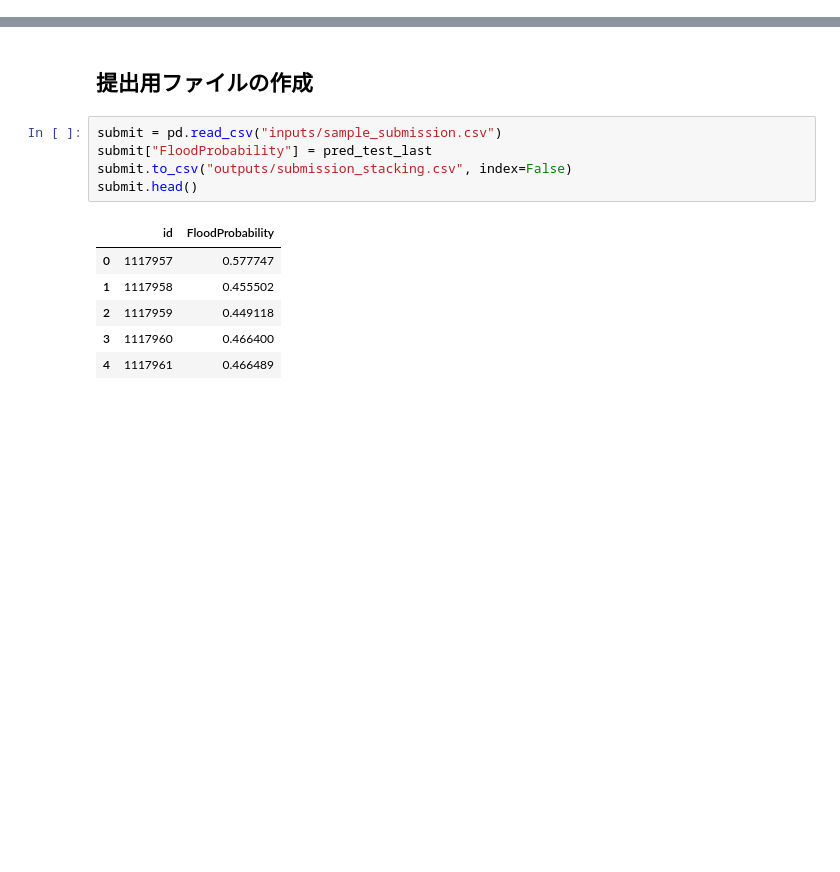
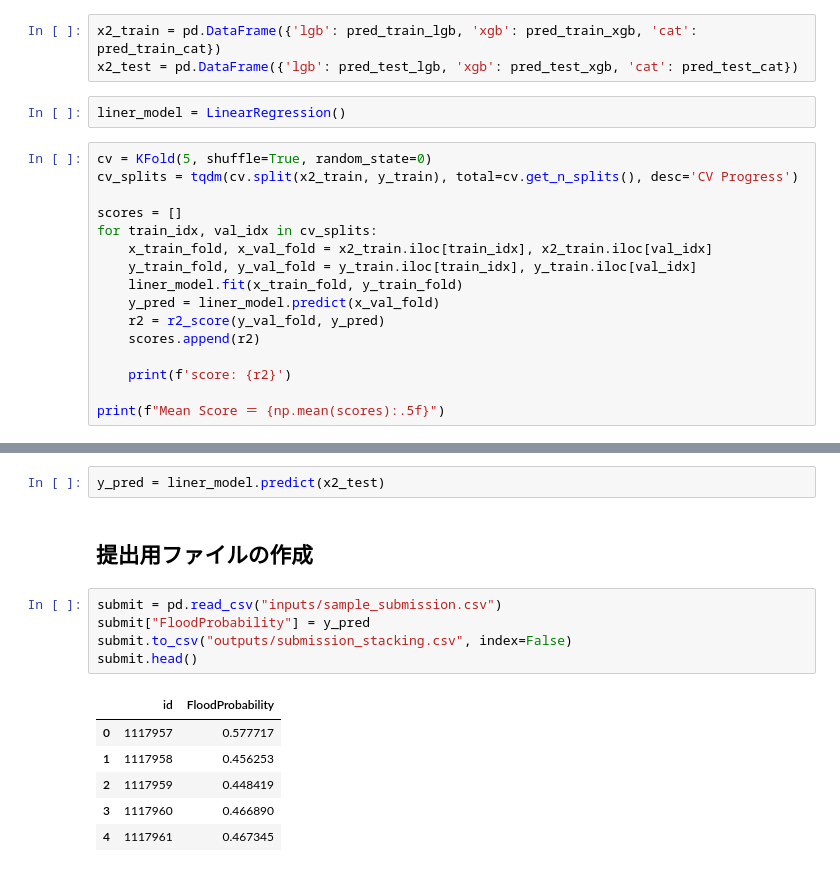
Before and after one commit to rabbit-313/kaggle, a Jupyter notebook: FloodPrediction/flood-prediction_stacking.ipynb, the cells around one changed output, grey strips where cells are left out. Cells and saved outputs as stored; diff of their text form; blank space fills up the shorter version.

```diff
--- a/FloodPrediction/flood-prediction_stacking.ipynb
+++ b/FloodPrediction/flood-prediction_stacking.ipynb
@@ -369,0 +303,21 @@ last: 0.8690154564476442
+# %%
+x2_train = pd.DataFrame({'lgb': pred_train_lgb, 'xgb': pred_train_xgb, 'cat': pred_train_cat})
+x2_test = pd.DataFrame({'lgb': pred_test_lgb, 'xgb': pred_test_xgb, 'cat': pred_test_cat})
+# %%
+liner_model = LinearRegression()
+# %%
+cv = KFold(5, shuffle=True, random_state=0)
+cv_splits = tqdm(cv.split(x2_train, y_train), total=cv.get_n_splits(), desc='CV Progress')
+
+scores = []
+for train_idx, val_idx in cv_splits:
+    x_train_fold, x_val_fold = x2_train.iloc[train_idx], x2_train.iloc[val_idx]
+    y_train_fold, y_val_fold = y_train.iloc[train_idx], y_train.iloc[val_idx]
+    liner_model.fit(x_train_fold, y_train_fold)
+    y_pred = liner_model.predict(x_val_fold)
+    r2 = r2_score(y_val_fold, y_pred)
+    scores.append(r2)
+
+    print(f'score: {r2}')
+
+print(f"Mean Score ＝ {np.mean(scores):.5f}")
@@ -370,14 +331,16 @@ last: 0.8690154564476442
+# %%
+y_pred = liner_model.predict(x2_test)
 # %% [markdown]
 ## 提出用ファイルの作成
 # %%
 submit = pd.read_csv("inputs/sample_submission.csv")
-submit["FloodProbability"] = pred_test_last
+submit["FloodProbability"] = y_pred
 submit.to_csv("outputs/submission_stacking.csv", index=False)
 submit.head()
 # %% [output]
 |  | id | FloodProbability |
-| 0 | 1117957 | 0.577747 |
-| 1 | 1117958 | 0.455502 |
-| 2 | 1117959 | 0.449118 |
-| 3 | 1117960 | 0.466400 |
-| 4 | 1117961 | 0.466489 |
+| 0 | 1117957 | 0.577717 |
+| 1 | 1117958 | 0.456253 |
+| 2 | 1117959 | 0.448419 |
+| 3 | 1117960 | 0.466890 |
+| 4 | 1117961 | 0.467345 |
```
Also changed, not shown: parts of 21 cells of this notebook, 6 other files.
